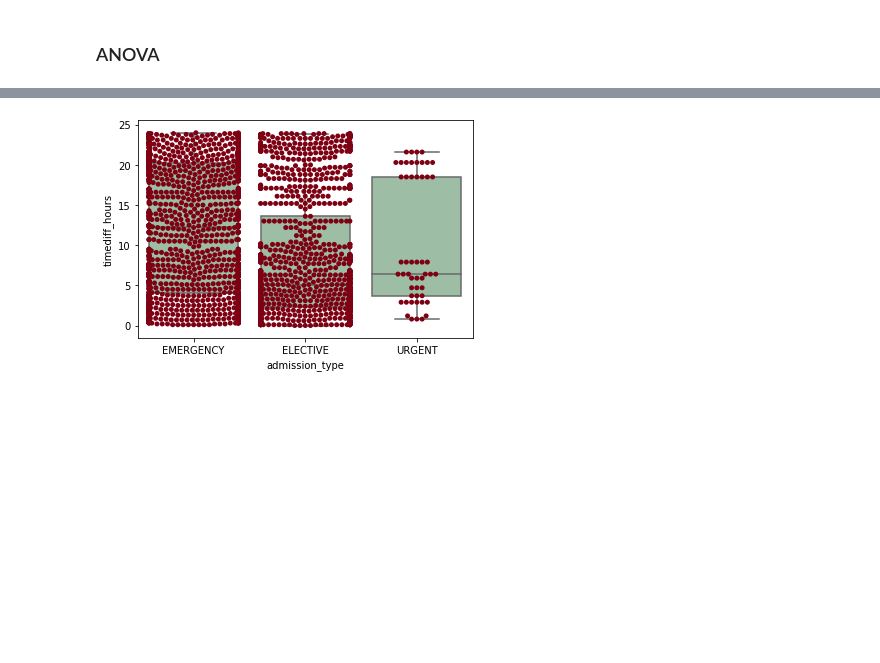
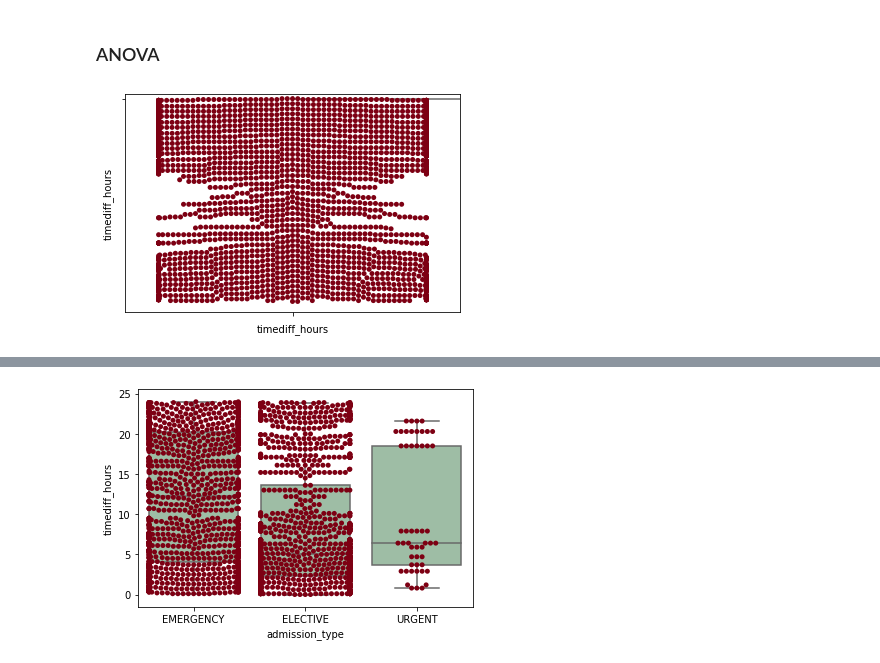
Before and after one commit to derek-y-lee/uclabiostat-thesis, a Jupyter notebook: predict_waitingtime_mimic.ipynb, the cells around one changed output, grey strips where cells are left out. Cells and saved outputs as stored; diff of their text form; code cells hidden in the pictures; blank space fills up the shorter version.

Commit message:
more boxplots

```diff
--- a/predict_waitingtime_mimic.ipynb
+++ b/predict_waitingtime_mimic.ipynb
@@ -410,2 +411,10 @@ Evaluating the correlation matrix, `subject_id` and `row_id` seem to be pretty c
 # %% [markdown]
 ### ANOVA
+# %%
+data['timediff_hours'] = (data['outtime'].sub(data['intime']).dt.seconds/60/60).round(1)
+
+ax = sns.boxplot(data['timediff_hours'], data=data, color='#99c2a2')
+ax = sns.swarmplot(y=data['timediff_hours'], data=data, color='#7d0013')
+plt.show()
+# %% [output]
+[figure, added]
```
Also changed, not shown: parts of 8 cells of this notebook.
